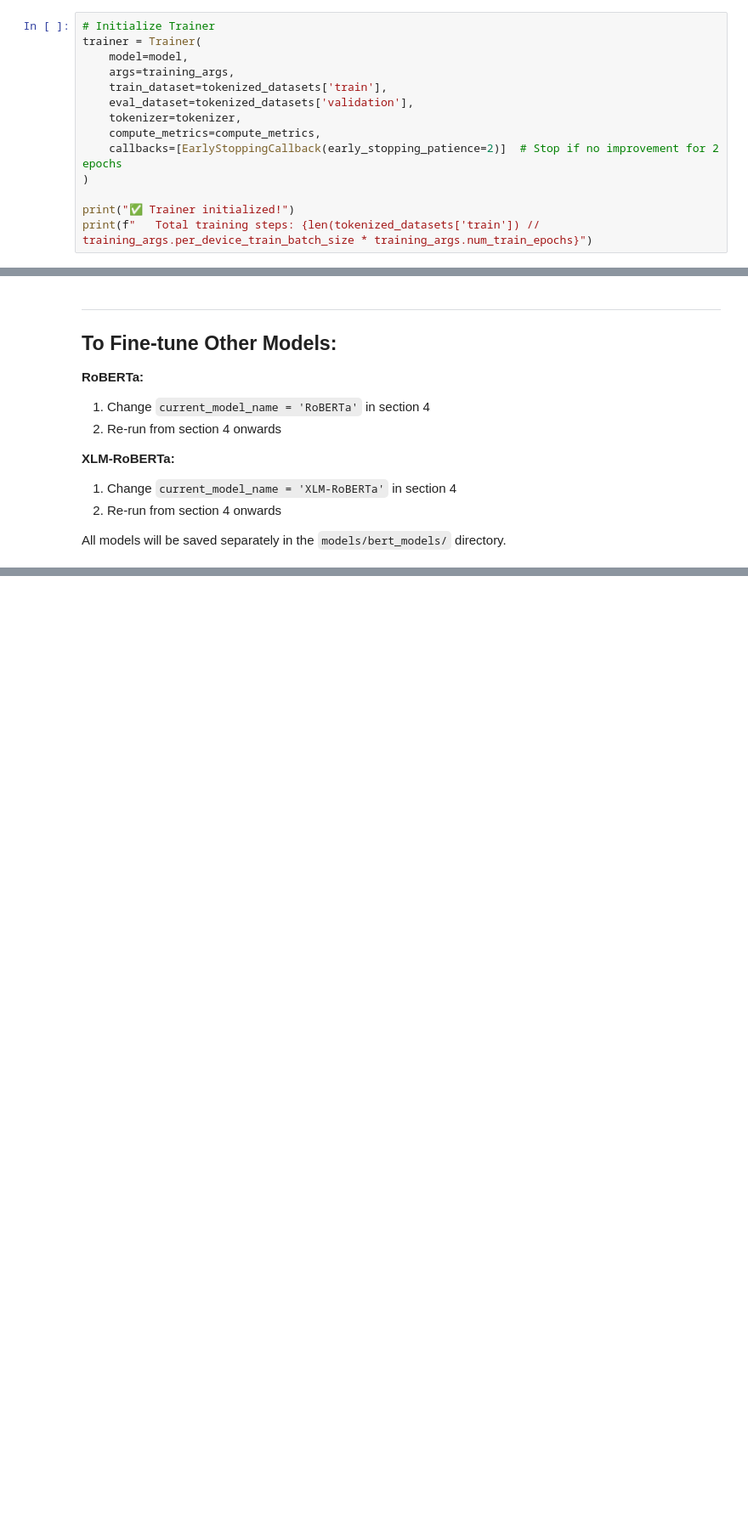
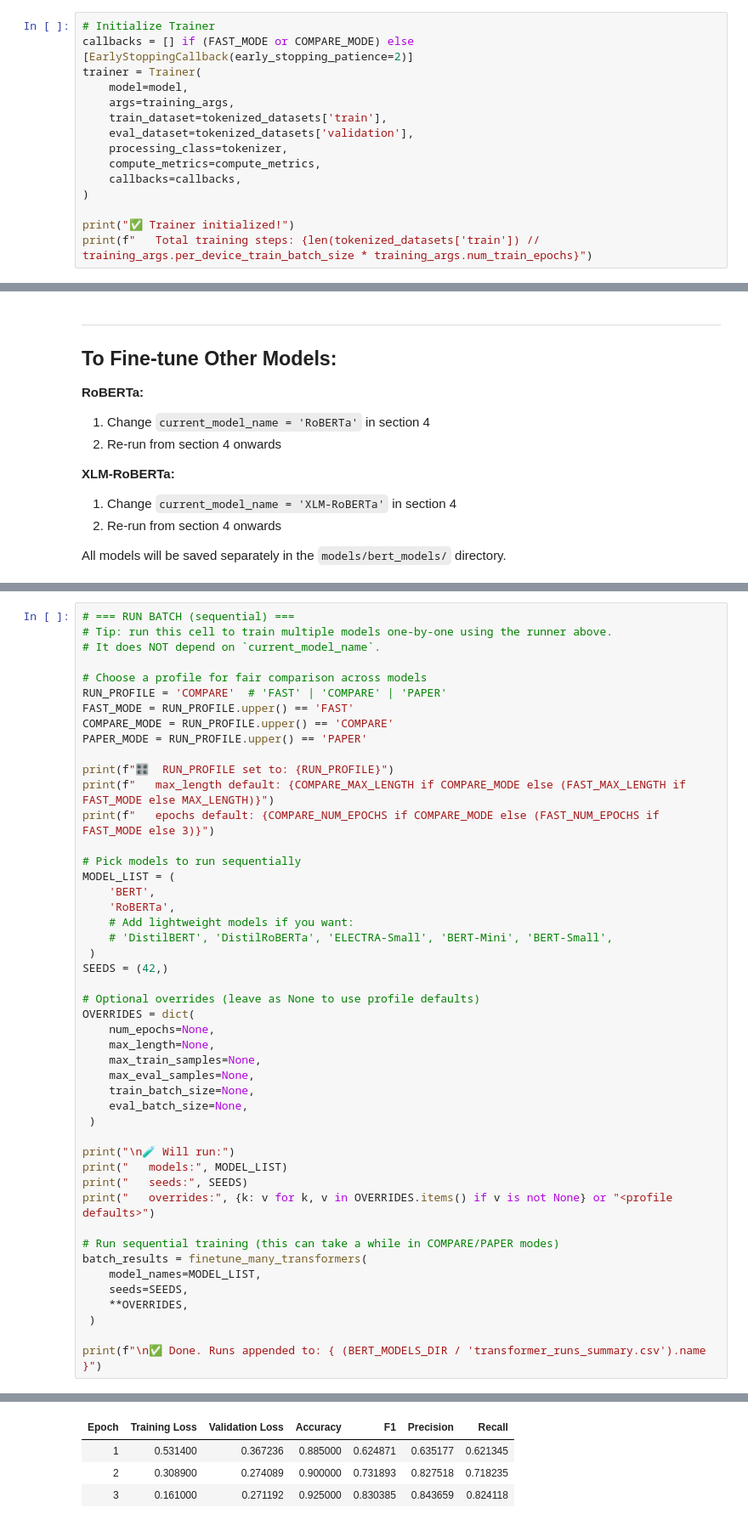
Before and after one commit to dApY3112/NLP-Trade-Message, a Jupyter notebook: advanced_model_bert.ipynb, the cells around one changed output, grey strips where cells are left out. Shown at 85% size. Drawn from its saved outputs; the diff is of its cells as text; blank space fills up the shorter version.

```diff
--- a/advanced_model_bert.ipynb
+++ b/advanced_model_bert.ipynb
@@ -469,14 +596,15 @@ print(f"   Output dir: {output_dir.name}")
 ### 5.4 Initialize Trainer
 # %%
 # Initialize Trainer
+callbacks = [] if (FAST_MODE or COMPARE_MODE) else [EarlyStoppingCallback(early_stopping_patience=2)]
 trainer = Trainer(
     model=model,
     args=training_args,
     train_dataset=tokenized_datasets['train'],
     eval_dataset=tokenized_datasets['validation'],
-    tokenizer=tokenizer,
+    processing_class=tokenizer,
     compute_metrics=compute_metrics,
-    callbacks=[EarlyStoppingCallback(early_stopping_patience=2)]  # Stop if no improvement for 2 epochs
+    callbacks=callbacks,
 )
 
 print("✅ Trainer initialized!")
@@ -896,0 +1282,48 @@ All models will be saved separately in the `models/bert_models/` directory.
+# %%
+# === RUN BATCH (sequential) ===
+# Tip: run this cell to train multiple models one-by-one using the runner above.
+# It does NOT depend on `current_model_name`.
+
+# Choose a profile for fair comparison across models
+RUN_PROFILE = 'COMPARE'  # 'FAST' | 'COMPARE' | 'PAPER'
+FAST_MODE = RUN_PROFILE.upper() == 'FAST'
+COMPARE_MODE = RUN_PROFILE.upper() == 'COMPARE'
+PAPER_MODE = RUN_PROFILE.upper() == 'PAPER'
+
+print(f"🎛️  RUN_PROFILE set to: {RUN_PROFILE}")
+print(f"   max_length default: {COMPARE_MAX_LENGTH if COMPARE_MODE else (FAST_MAX_LENGTH if FAST_MODE else MAX_LENGTH)}")
+print(f"   epochs default: {COMPARE_NUM_EPOCHS if COMPARE_MODE else (FAST_NUM_EPOCHS if FAST_MODE else 3)}")
+
+# Pick models to run sequentially
+MODEL_LIST = (
+    'BERT',
+    'RoBERTa',
+    # Add lightweight models if you want:
+    # 'DistilBERT', 'DistilRoBERTa', 'ELECTRA-Small', 'BERT-Mini', 'BERT-Small',
+ )
+SEEDS = (42,)
+
+# Optional overrides (leave as None to use profile defaults)
+OVERRIDES = dict(
+    num_epochs=None,
+    max_length=None,
+    max_train_samples=None,
+    max_eval_samples=None,
+    train_batch_size=None,
+    eval_batch_size=None,
+ )
+
+print("\n🧪 Will run:")
+print("   models:", MODEL_LIST)
+print("   seeds:", SEEDS)
+print("   overrides:", {k: v for k, v in OVERRIDES.items() if v is not None} or "<profile defaults>")
+
+# Run sequential training (this can take a while in COMPARE/PAPER modes)
+batch_results = finetune_many_transformers(
+    model_names=MODEL_LIST,
+    seeds=SEEDS,
+    **OVERRIDES,
+ )
+
+print(f"\n✅ Done. Runs appended to: { (BERT_MODELS_DIR / 'transformer_runs_summary.csv').name }")
+# %% [output]
@@ -896,0 +1350,4 @@ All models will be saved separately in the `models/bert_models/` directory.
+| Epoch | Training Loss | Validation Loss | Accuracy | F1 | Precision | Recall |
+| 1 | 0.531400 | 0.367236 | 0.885000 | 0.624871 | 0.635177 | 0.621345 |
+| 2 | 0.308900 | 0.274089 | 0.900000 | 0.731893 | 0.827518 | 0.718235 |
+| 3 | 0.161000 | 0.271192 | 0.925000 | 0.830385 | 0.843659 | 0.824118 |
```
Also changed, not shown: parts of 14 cells of this notebook, 9 other files.
